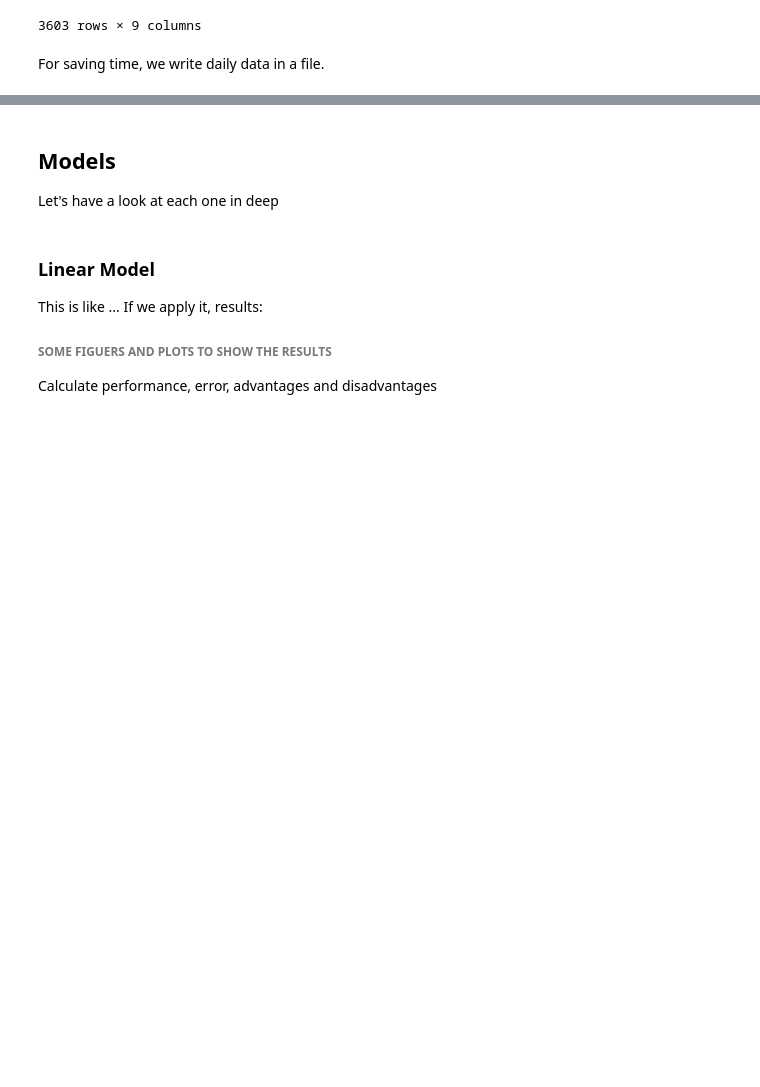
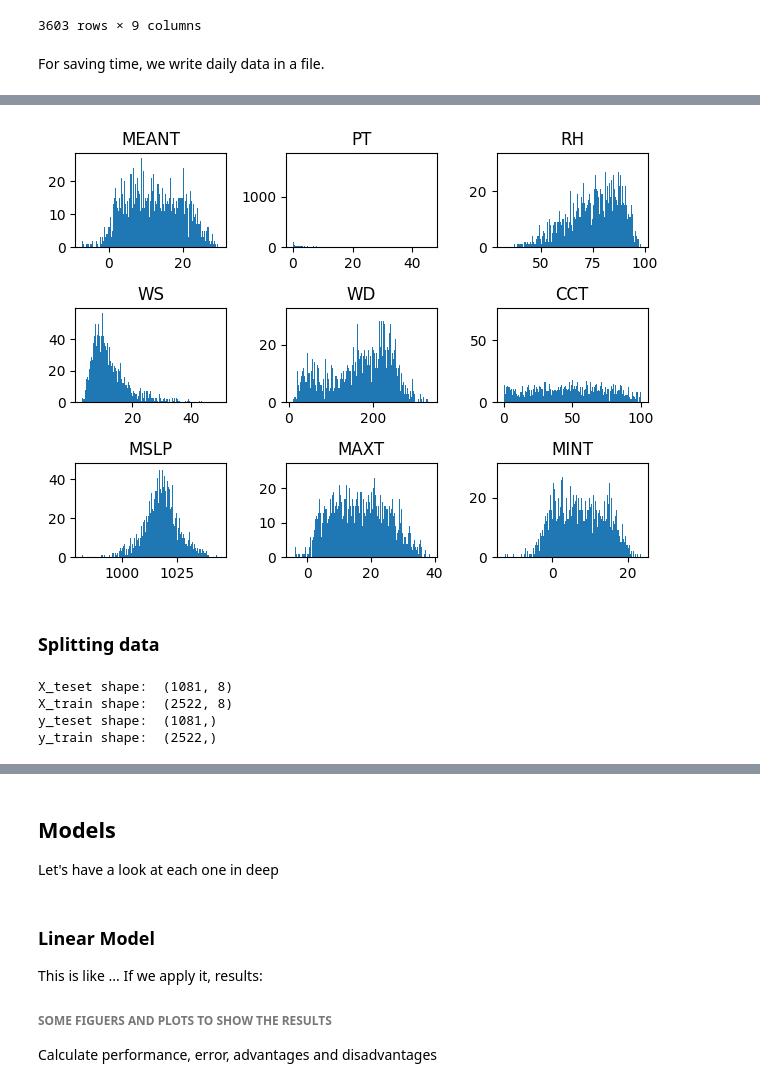
Before and after one commit to fraxea/weather, a Jupyter notebook: report.ipynb, the cells around one changed output, grey strips where cells are left out. Cells and saved outputs as stored; diff of their text form; code cells hidden in the pictures; blank space fills up the shorter version.

```diff
--- a/report.ipynb
+++ b/report.ipynb
@@ -139,0 +142,2 @@ write_daily_data(daily_data)
+# %%
+_, _, daily_data = read_daily_data()
@@ -139,0 +147,17 @@ write_daily_data(daily_data)
+# %%
+show_histogram(daily_data.values)
+# %% [output]
+[figure, added]
+# %% [markdown]
+### Splitting data
+# %%
+X_train, X_test, y_train, y_test = split_data(daily_data)
+print(f"X_teset shape:  {X_test.shape}")
+print(f"X_train shape:  {X_train.shape}")
+print(f"y_teset shape:  {y_test.shape}")
+print(f"y_train shape:  {y_train.shape}")
+# %% [output]
+X_teset shape:  (1081, 8)
+X_train shape:  (2522, 8)
+y_teset shape:  (1081,)
+y_train shape:  (2522,)
```
Also changed, not shown: parts of 12 cells of this notebook, 2 other files.
